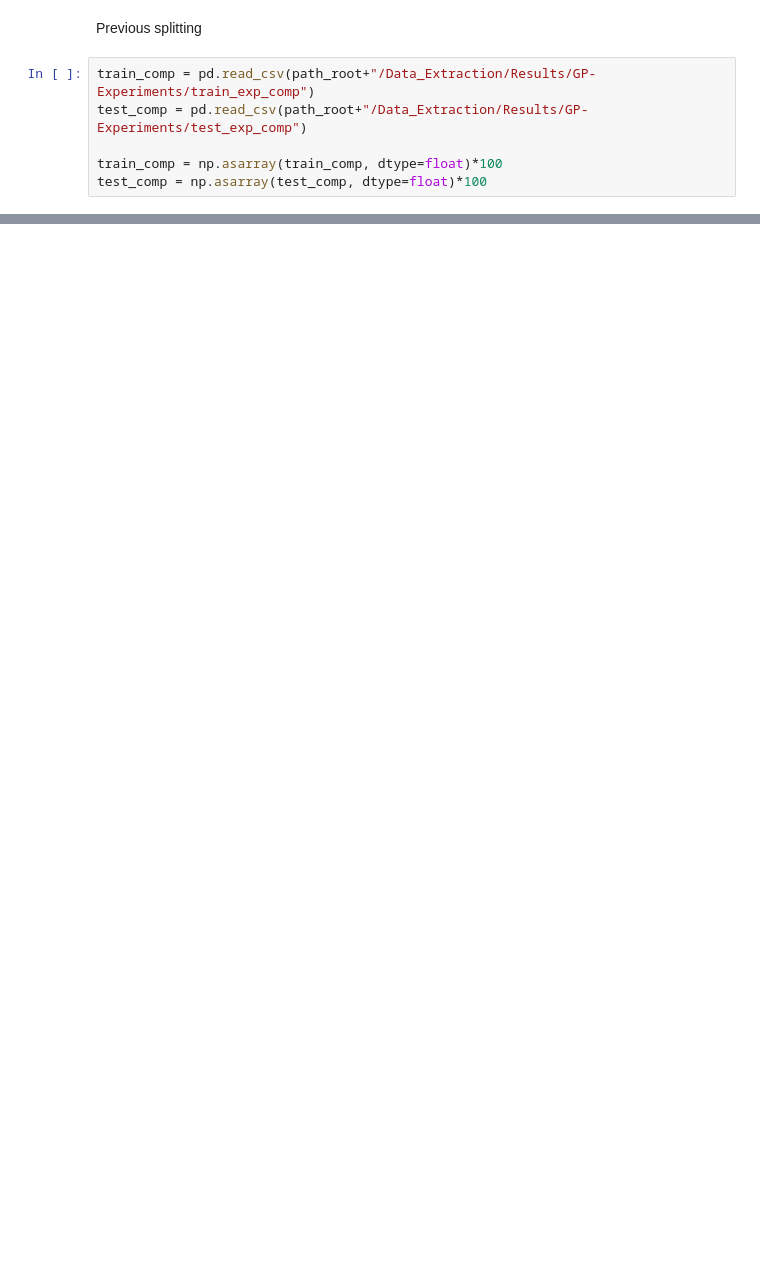
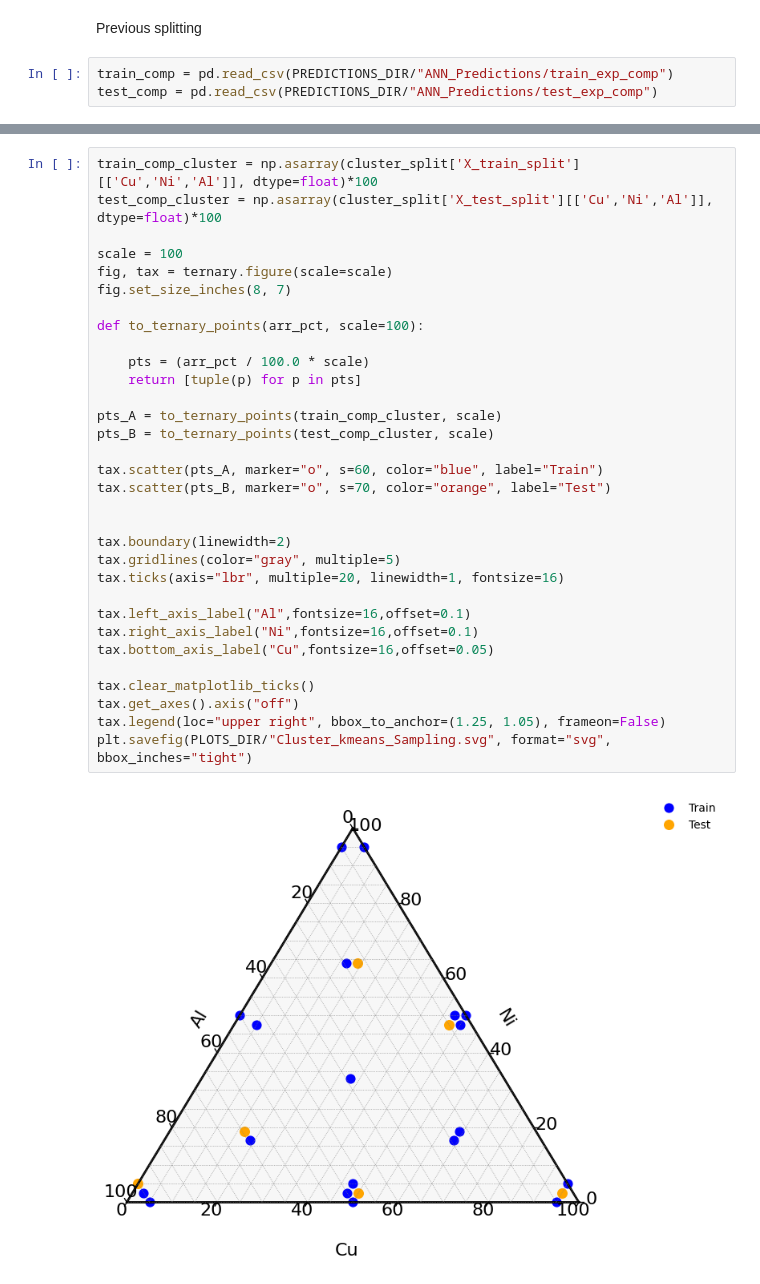
Before and after one commit to linarojas0824/Hybrid-Experimental-Data-Driven-Workflow, a Jupyter notebook: scripts/Notebooks/01_Sampling.ipynb, the cells around one changed output, grey strips where cells are left out. Cells and saved outputs as stored; diff of their text form; blank space fills up the shorter version.

```diff
--- a/scripts/Notebooks/01_Sampling.ipynb
+++ b/scripts/Notebooks/01_Sampling.ipynb
@@ -191,8 +191,5 @@ plt.savefig(PLOTS_DIR/"Cluster_kmeans_Sampling.svg", format="svg", bbox_inches="
 # %% [markdown]
 Previous splitting
 # %%
-train_comp = pd.read_csv(path_root+"/Data_Extraction/Results/GP-Experiments/train_exp_comp")
-test_comp = pd.read_csv(path_root+"/Data_Extraction/Results/GP-Experiments/test_exp_comp")
-
-train_comp = np.asarray(train_comp, dtype=float)*100
-test_comp = np.asarray(test_comp, dtype=float)*100
+train_comp = pd.read_csv(PREDICTIONS_DIR/"ANN_Predictions/train_exp_comp")
+test_comp = pd.read_csv(PREDICTIONS_DIR/"ANN_Predictions/test_exp_comp")
@@ -198,0 +222,34 @@ test_comp = np.asarray(test_comp, dtype=float)*100
+# %%
+train_comp_cluster = np.asarray(cluster_split['X_train_split'][['Cu','Ni','Al']], dtype=float)*100
+test_comp_cluster = np.asarray(cluster_split['X_test_split'][['Cu','Ni','Al']], dtype=float)*100
+
+scale = 100
+fig, tax = ternary.figure(scale=scale)
+fig.set_size_inches(8, 7)
+
+def to_ternary_points(arr_pct, scale=100):
+
+    pts = (arr_pct / 100.0 * scale)
+    return [tuple(p) for p in pts]
+
+pts_A = to_ternary_points(train_comp_cluster, scale)
+pts_B = to_ternary_points(test_comp_cluster, scale)
+
+tax.scatter(pts_A, marker="o", s=60, color="blue", label="Train")
+tax.scatter(pts_B, marker="o", s=70, color="orange", label="Test")
+
+
+tax.boundary(linewidth=2)
+tax.gridlines(color="gray", multiple=5)
+tax.ticks(axis="lbr", multiple=20, linewidth=1, fontsize=16)
+
+tax.left_axis_label("Al",fontsize=16,offset=0.1)
+tax.right_axis_label("Ni",fontsize=16,offset=0.1)
+tax.bottom_axis_label("Cu",fontsize=16,offset=0.05)
+
+tax.clear_matplotlib_ticks()
+tax.get_axes().axis("off")
+tax.legend(loc="upper right", bbox_to_anchor=(1.25, 1.05), frameon=False)
+plt.savefig(PLOTS_DIR/"Cluster_kmeans_Sampling.svg", format="svg", bbox_inches="tight")
+# %% [output]
+[figure, added]
```
Also changed, not shown: parts of 4 cells of this notebook, 5 other files.
